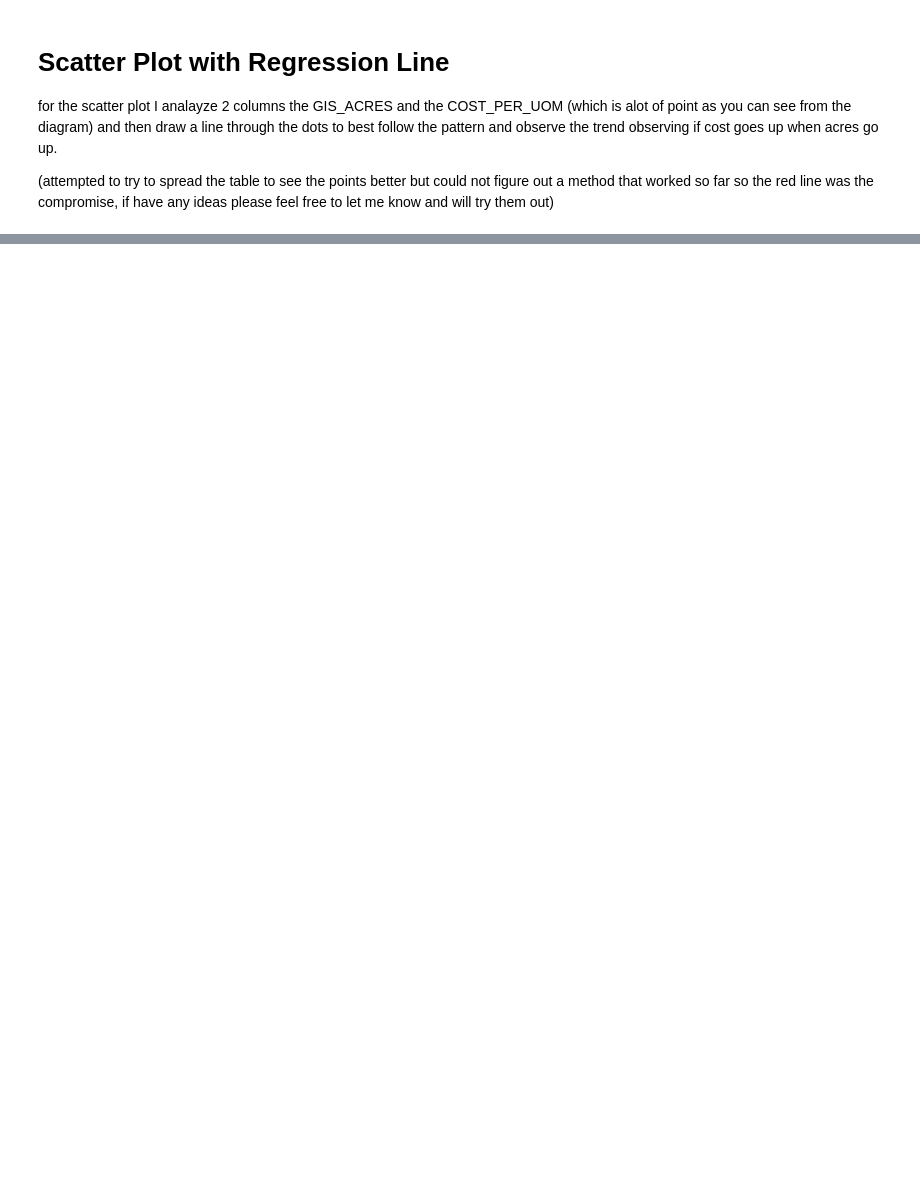
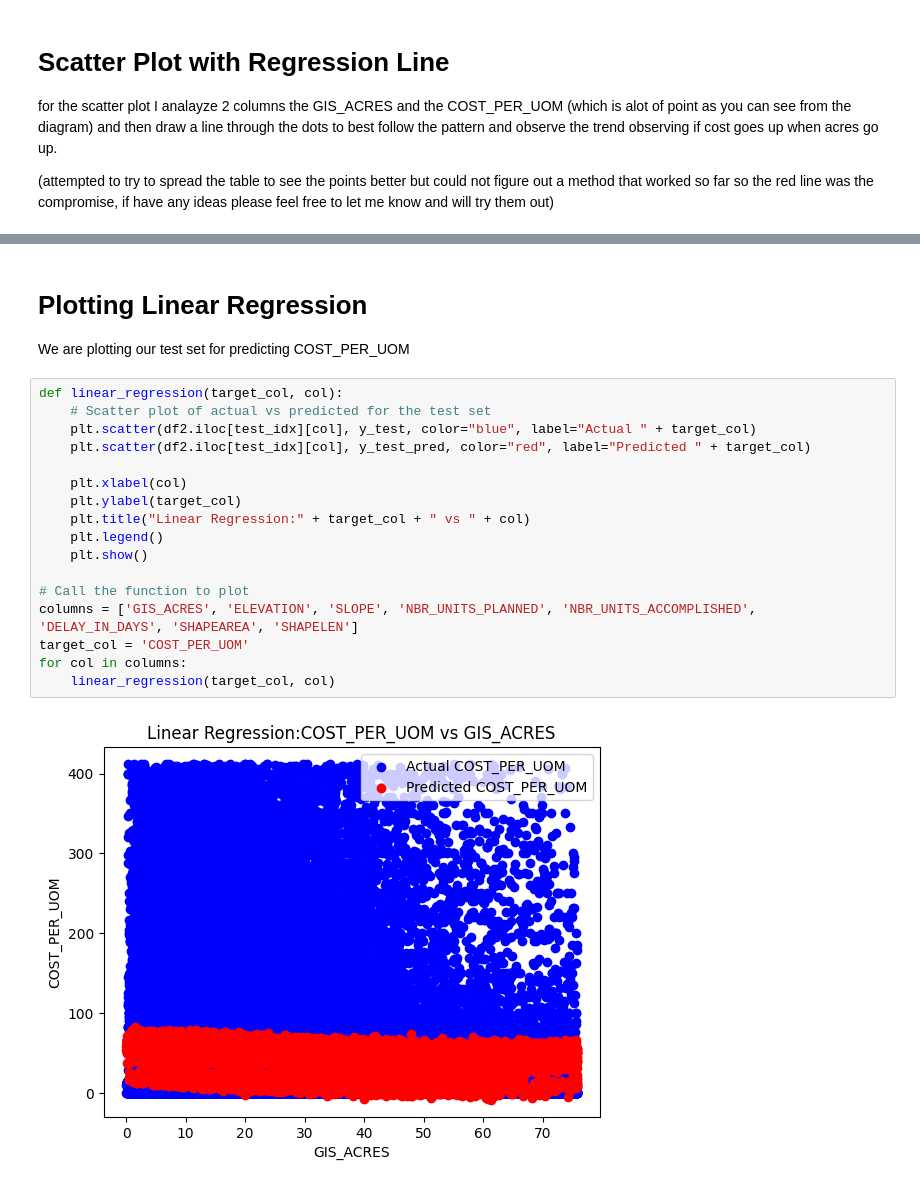
Before and after one commit to Kurogisa/Reforestation-Datamining, a Jupyter notebook: reforestation.ipynb, the cells around one changed output, grey strips where cells are left out. Drawn from its saved outputs; the diff is of its cells as text; blank space fills up the shorter version.

Commit message:
Testing & Training Data w/ Linear Regression

```diff
--- a/reforestation.ipynb
+++ b/reforestation.ipynb
@@ -553,0 +642,23 @@ plt.show()
+# %% [markdown]
+# Plotting Linear Regression
+
+We are plotting our test set for predicting COST_PER_UOM
+# %%
+def linear_regression(target_col, col):
+    # Scatter plot of actual vs predicted for the test set
+    plt.scatter(df2.iloc[test_idx][col], y_test, color="blue", label="Actual " + target_col)
+    plt.scatter(df2.iloc[test_idx][col], y_test_pred, color="red", label="Predicted " + target_col)
+
+    plt.xlabel(col)
+    plt.ylabel(target_col)
+    plt.title("Linear Regression:" + target_col + " vs " + col)
+    plt.legend()
+    plt.show()
+
+# Call the function to plot
+columns = ['GIS_ACRES', 'ELEVATION', 'SLOPE', 'NBR_UNITS_PLANNED', 'NBR_UNITS_ACCOMPLISHED', 'DELAY_IN_DAYS', 'SHAPEAREA', 'SHAPELEN']
+target_col = 'COST_PER_UOM'
+for col in columns:
+    linear_regression(target_col, col)
+# %% [output]
+[figure, added]
```
Also changed, not shown: parts of 15 cells of this notebook.
